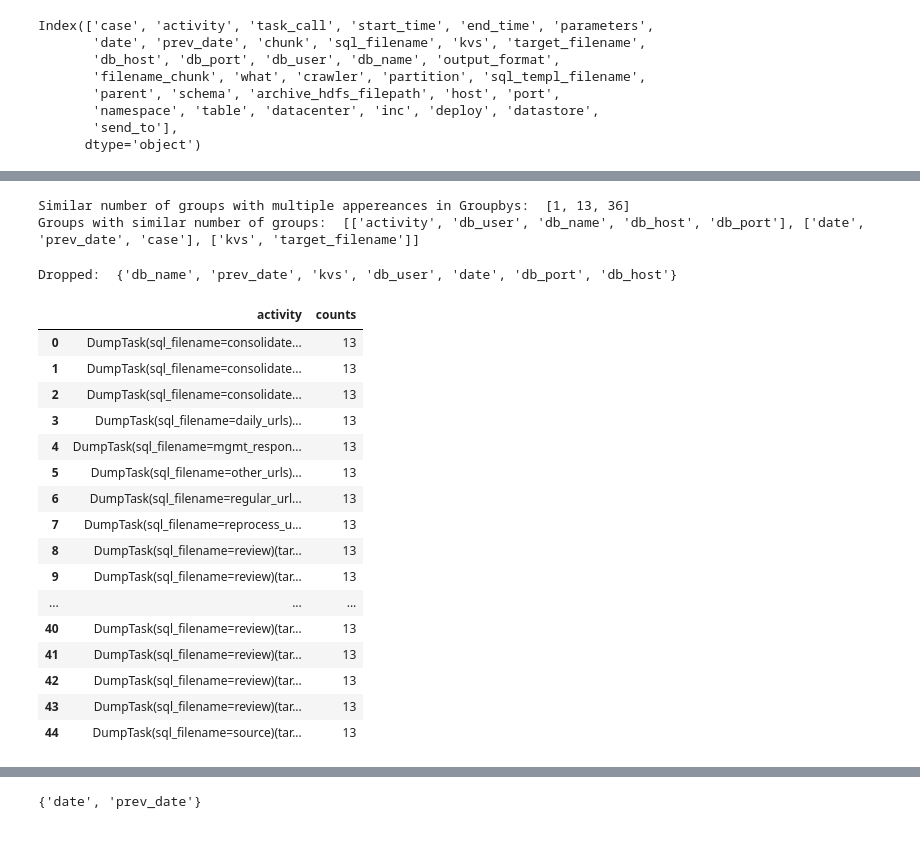
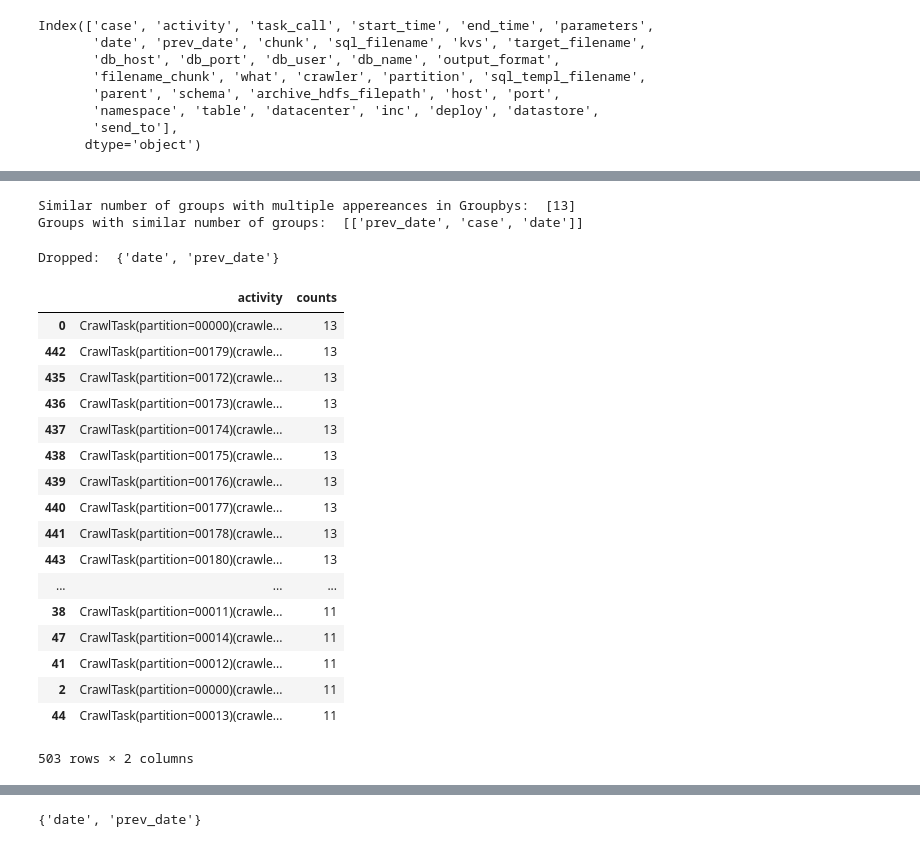
Before and after one commit to andreamalhera/perfSky, a Jupyter notebook: notebooks/logsToCatts.ipynb, the cells around one changed output, grey strips where cells are left out. Cells and saved outputs as stored; diff of their text form; code cells hidden in the pictures.

```diff
--- a/notebooks/logsToCatts.ipynb
+++ b/notebooks/logsToCatts.ipynb
@@ -429,5 +410,5 @@ Index(['case', 'activity', 'task_call', 'start_time', 'end_time', 'parameters',
 # %%
-activity_selection = expanded_params[expanded_params['activity']=='DumpTask'].sort_values(by='case')
+activity_selection = expanded_params[expanded_params['activity']=='CrawlTask'].sort_values(by='case')
 activity_selection.columns
 # %% [output]
 Index(['case', 'activity', 'task_call', 'start_time', 'end_time', 'parameters',
@@ -506,8 +481,8 @@ for group in similar_group_counts:
     drop_candidates.append(parameters)
 print('Groups with similar number of groups: ', drop_candidates)
 # %% [output]
-Similar number of groups with multiple appereances in Groupbys:  [1, 13, 36]
-Groups with similar number of groups:  [['activity', 'db_user', 'db_name', 'db_host', 'db_port'], ['date', 'prev_date', 'case'], ['kvs', 'target_filename']]
+Similar number of groups with multiple appereances in Groupbys:  [13]
+Groups with similar number of groups:  [['prev_date', 'case', 'date']]
 # %%
 def get_activity_new_name(old_name, column_key, column_value):
     activity_name = str(old_name)+'('+str(column_key)
@@ -524,49 +499,53 @@ def clean_insignificant_columns(df, drop_candidates):
     number_of_cases = len(df.groupby(['case']))
     flag =0
     for group_candidates in drop_candidates:
-        for i, candidate in enumerate(group_candidates):
+        for candidate in group_candidates:
             group_counts = df.groupby([candidate]).size().reset_index(name='counts').sort_values(by=['counts'])['counts'].tolist()
+            if 'date' in candidate:
+                verified_candidates.append(candidate)
             if len(group_counts)==1 or len(group_counts)==number_of_cases:
                 if (all(item == group_counts[0] for item in group_counts) and (group_counts[0]*len(group_counts))== len(df)):
+                    print(group_counts)
                     #or all(item == number_of_cases for item in group_counts)
                     verified_candidates.append(candidate)
             else:
                 flag = 1
                 break
         if flag:
             first_candidate_counts = df.groupby([group_candidates[0]]).size().reset_index(name='counts')['counts'].tolist()
             if (all(first_candidate_counts==df.groupby([item]).size().reset_index(name='counts')['counts'].tolist() for item in group_candidates)):
                 all(verified_candidates.append(item) for item in group_candidates[:-1])
             flag = 0
     columns_to_drop = set(verified_candidates)-set(catt.columns)
     df = df.drop(columns_to_drop, axis=1)
     print('Dropped: ',columns_to_drop)
 
     for column in set(df.columns)-set(catt.columns)-set({'parameters', 'task_call'}):
         df['activity'] = df.apply(lambda row: get_activity_new_name(row['activity'], column, row[column]), axis=1)
     return df
 
 
 clean_dump = clean_insignificant_columns(activity_selection, drop_candidates)
 counts = clean_dump.groupby(['activity']).size().reset_index(name='counts').sort_values(by=['counts'], ascending=False)
 counts = counts.sort_values(by=['counts'], ascending = False)
 counts
 # %% [output]
-Dropped:  {'db_name', 'prev_date', 'kvs', 'db_user', 'date', 'db_port', 'db_host'}
+Dropped:  {'date', 'prev_date'}
 |  | activity | counts |
-| 0 | DumpTask(sql_filename=consolidate... | 13 |
-| 1 | DumpTask(sql_filename=consolidate... | 13 |
-| 2 | DumpTask(sql_filename=consolidate... | 13 |
-| 3 | DumpTask(sql_filename=daily_urls)... | 13 |
-| 4 | DumpTask(sql_filename=mgmt_respon... | 13 |
-| 5 | DumpTask(sql_filename=other_urls)... | 13 |
-| 6 | DumpTask(sql_filename=regular_url... | 13 |
-| 7 | DumpTask(sql_filename=reprocess_u... | 13 |
-| 8 | DumpTask(sql_filename=review)(tar... | 13 |
-| 9 | DumpTask(sql_filename=review)(tar... | 13 |
+| 0 | CrawlTask(partition=00000)(crawle... | 13 |
+| 442 | CrawlTask(partition=00179)(crawle... | 13 |
+| 435 | CrawlTask(partition=00172)(crawle... | 13 |
+| 436 | CrawlTask(partition=00173)(crawle... | 13 |
+| 437 | CrawlTask(partition=00174)(crawle... | 13 |
+| 438 | CrawlTask(partition=00175)(crawle... | 13 |
+| 439 | CrawlTask(partition=00176)(crawle... | 13 |
+| 440 | CrawlTask(partition=00177)(crawle... | 13 |
+| 441 | CrawlTask(partition=00178)(crawle... | 13 |
+| 443 | CrawlTask(partition=00180)(crawle... | 13 |
 | ... | ... | ... |
-| 40 | DumpTask(sql_filename=review)(tar... | 13 |
-| 41 | DumpTask(sql_filename=review)(tar... | 13 |
-| 42 | DumpTask(sql_filename=review)(tar... | 13 |
-| 43 | DumpTask(sql_filename=review)(tar... | 13 |
-| 44 | DumpTask(sql_filename=source)(tar... | 13 |
+| 38 | CrawlTask(partition=00011)(crawle... | 11 |
+| 47 | CrawlTask(partition=00014)(crawle... | 11 |
+| 41 | CrawlTask(partition=00012)(crawle... | 11 |
+| 2 | CrawlTask(partition=00000)(crawle... | 11 |
+| 44 | CrawlTask(partition=00013)(crawle... | 11 |
+503 rows × 2 columns
```
Also changed, not shown: parts of 6 cells of this notebook.
